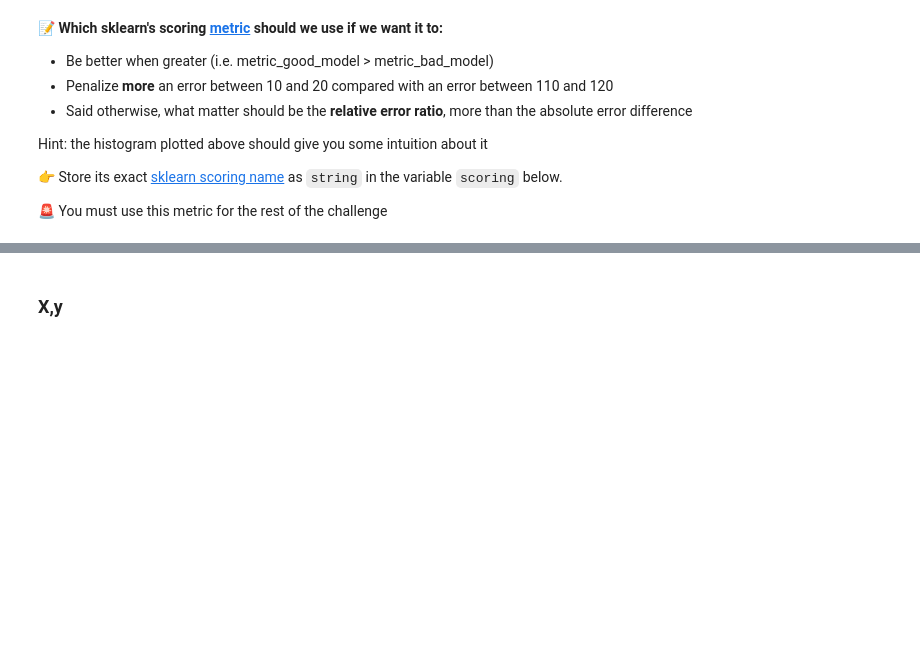
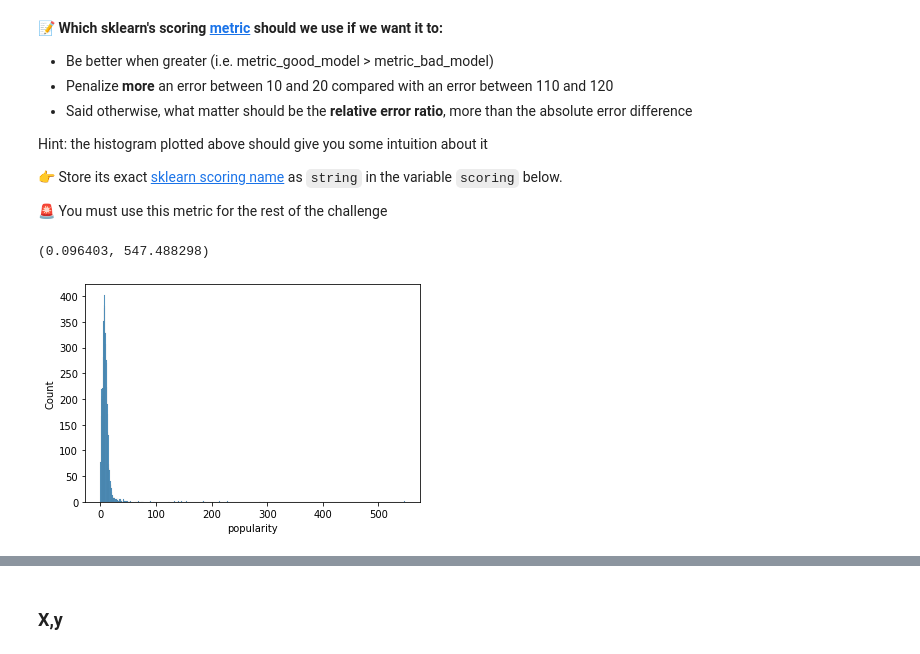
Before and after one commit to alexisgourdol/data-certification-exam, a Jupyter notebook: machine_learning/TV_popularity_predictor.ipynb, the cells around one changed output, grey strips where cells are left out. Drawn from its saved outputs; the diff is of its cells as text; code cells hidden in the pictures; blank space fills up the shorter version.

```diff
--- a/machine_learning/TV_popularity_predictor.ipynb
+++ b/machine_learning/TV_popularity_predictor.ipynb
@@ -152,0 +164,8 @@ Hint: the histogram plotted above should give you some intuition about it
+# %%
+data.popularity.min(),data.popularity.max()
+# %% [output]
+(0.096403, 547.488298)
+# %%
+sns.histplot(data.popularity, kde=False);
+# %% [output]
+[figure, added]
```
Also changed, not shown: parts of 31 cells of this notebook, 2 other files.
